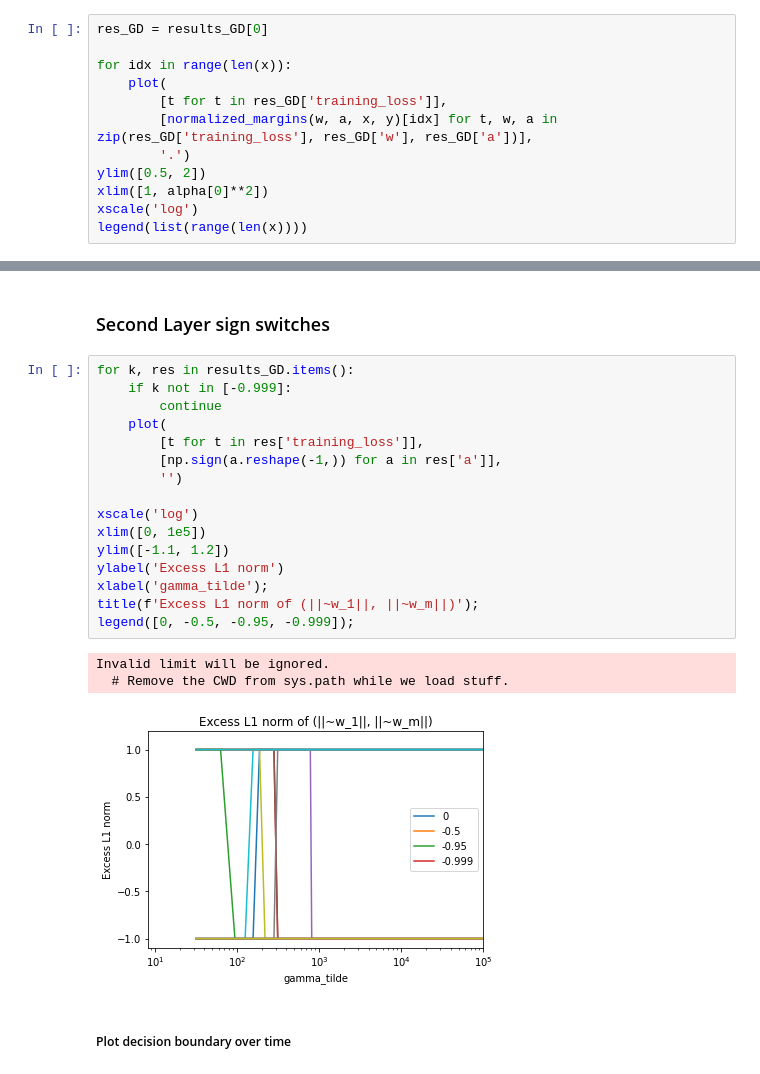
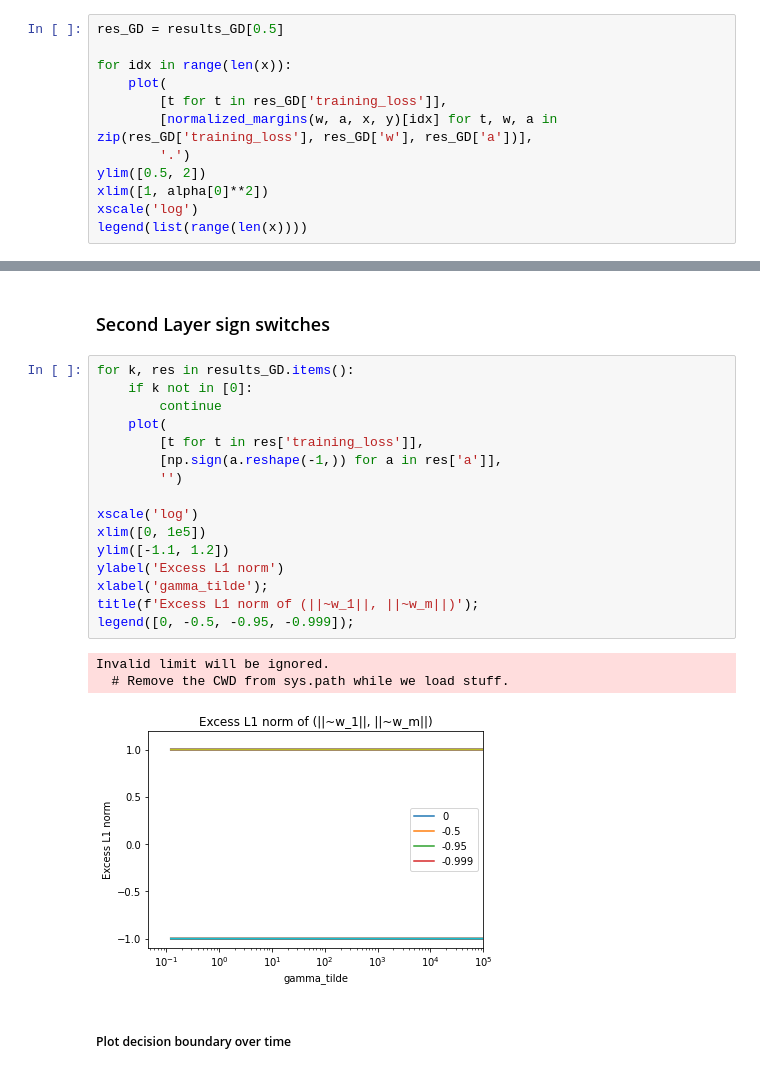
Before and after one commit to shaharazulay/relu-inductive-bias, a Jupyter notebook: source/simulation_general_Q.ipynb, the cells around one changed output, grey strips where cells are left out. Cells and saved outputs as stored; diff of their text form.

```diff
--- a/source/simulation_general_Q.ipynb
+++ b/source/simulation_general_Q.ipynb
@@ -206,7 +182,7 @@ plot_classifier(results_GD[0]['w'][-1], results_GD[0]['a'][-1], x, y)
 # %% [markdown]
 ### S.V stability
 # %%
-res_GD = results_GD[0]
+res_GD = results_GD[0.5]
 
 for idx in range(len(x)):
     plot(
@@ -428,24 +404,24 @@ legend([0, -0.5, -0.95, -0.999])
 ### Second Layer sign switches
 # %%
 for k, res in results_GD.items():
-    if k not in [-0.999]:
+    if k not in [0]:
         continue
     plot(
         [t for t in res['training_loss']],
         [np.sign(a.reshape(-1,)) for a in res['a']],
         '')
 
 xscale('log')
 xlim([0, 1e5])
 ylim([-1.1, 1.2])
 ylabel('Excess L1 norm')
 xlabel('gamma_tilde');
 title(f'Excess L1 norm of (||~w_1||, ||~w_m||)');
 legend([0, -0.5, -0.95, -0.999]);
 # %% [output]
 Invalid limit will be ignored.
   # Remove the CWD from sys.path while we load stuff.
-[figure, old version]
+[figure, new version]
 # %% [markdown]
 ##### Plot decision boundary over time
 # %%
```
Also changed, not shown: parts of 23 cells of this notebook, 4 other files.
